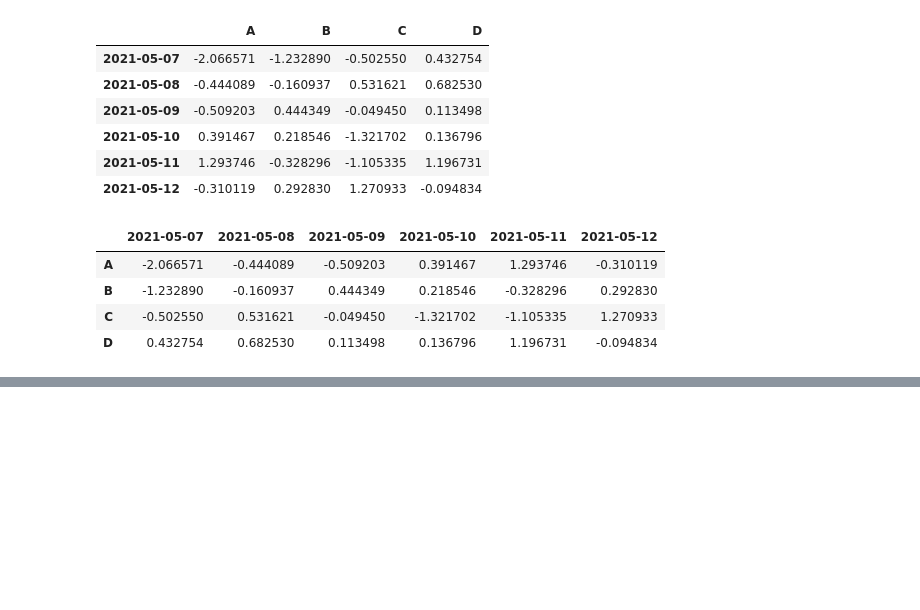
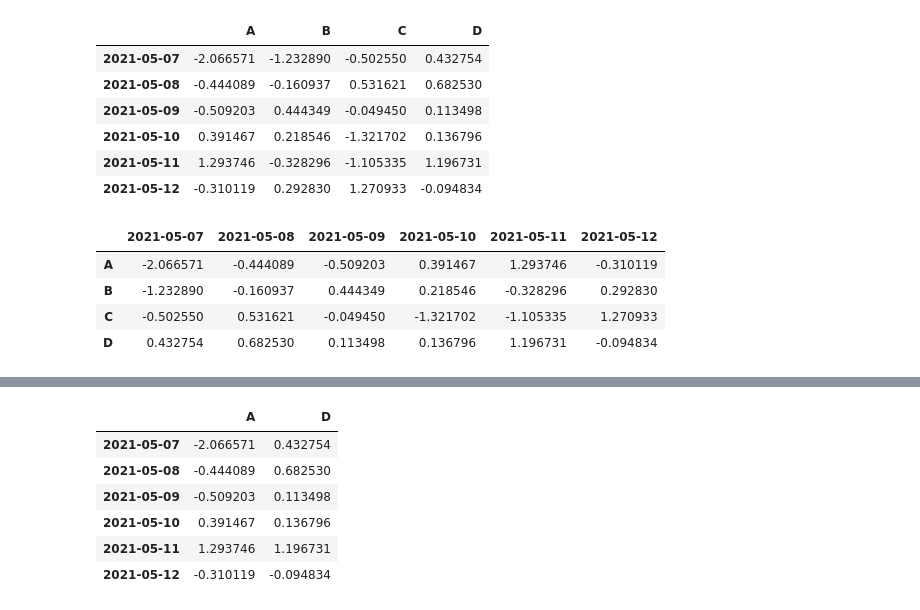
Before and after one commit to bmt1512/bmt-pythone, a Jupyter notebook: 21512_10주차_실습_ipynb의_사본.ipynb, the cells around one changed output, grey strips where cells are left out. Cells and saved outputs as stored; diff of their text form; code cells hidden in the pictures; blank space fills up the shorter version.

```diff
--- a/21512_10주차_실습_ipynb의_사본.ipynb
+++ b/21512_10주차_실습_ipynb의_사본.ipynb
@@ -144,0 +205,10 @@ df.T
+# %%
+df[['A', 'D']]
+# %% [output]
+|  | A | D |
+| 2021-05-07 | -2.066571 | 0.432754 |
+| 2021-05-08 | -0.444089 | 0.682530 |
+| 2021-05-09 | -0.509203 | 0.113498 |
+| 2021-05-10 | 0.391467 | 0.136796 |
+| 2021-05-11 | 1.293746 | 1.196731 |
+| 2021-05-12 | -0.310119 | -0.094834 |
```
Also changed, not shown: parts of 23 cells of this notebook.
